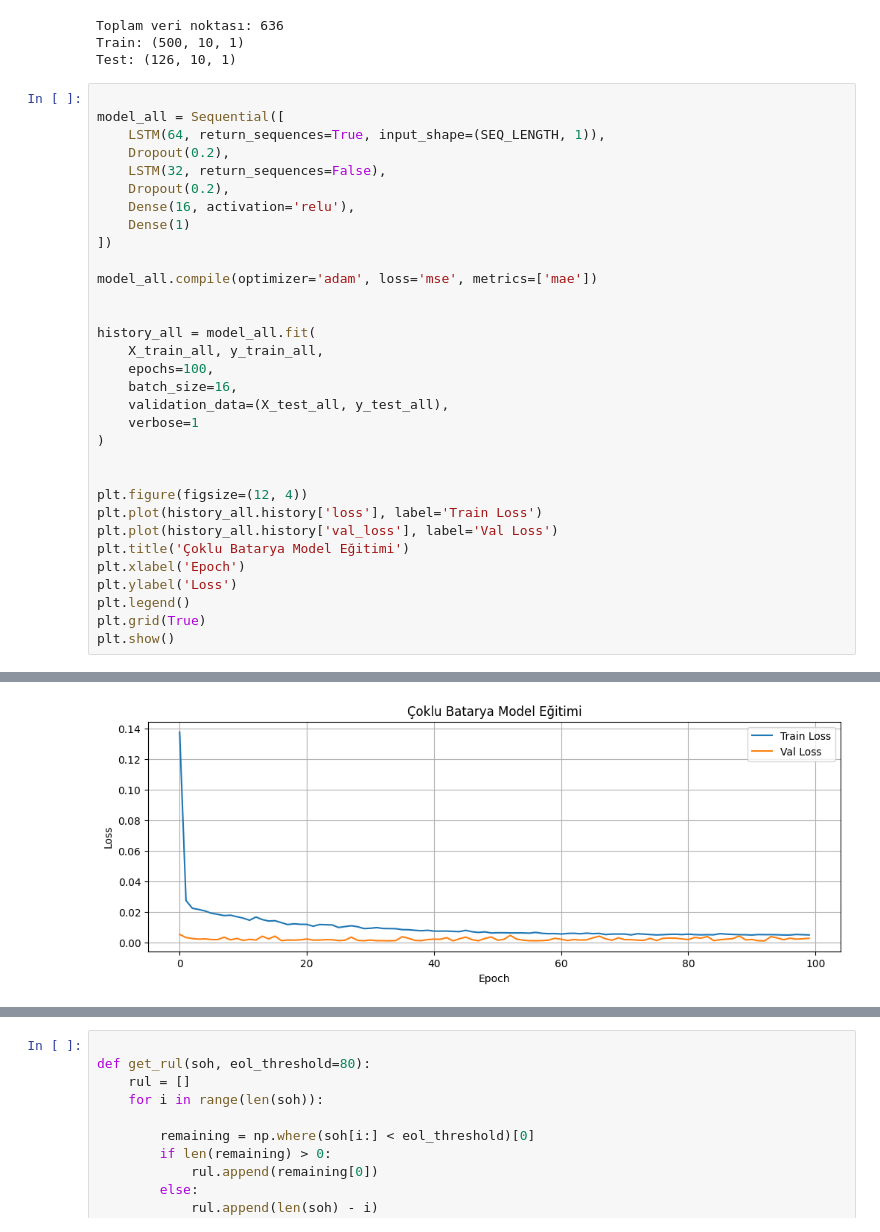
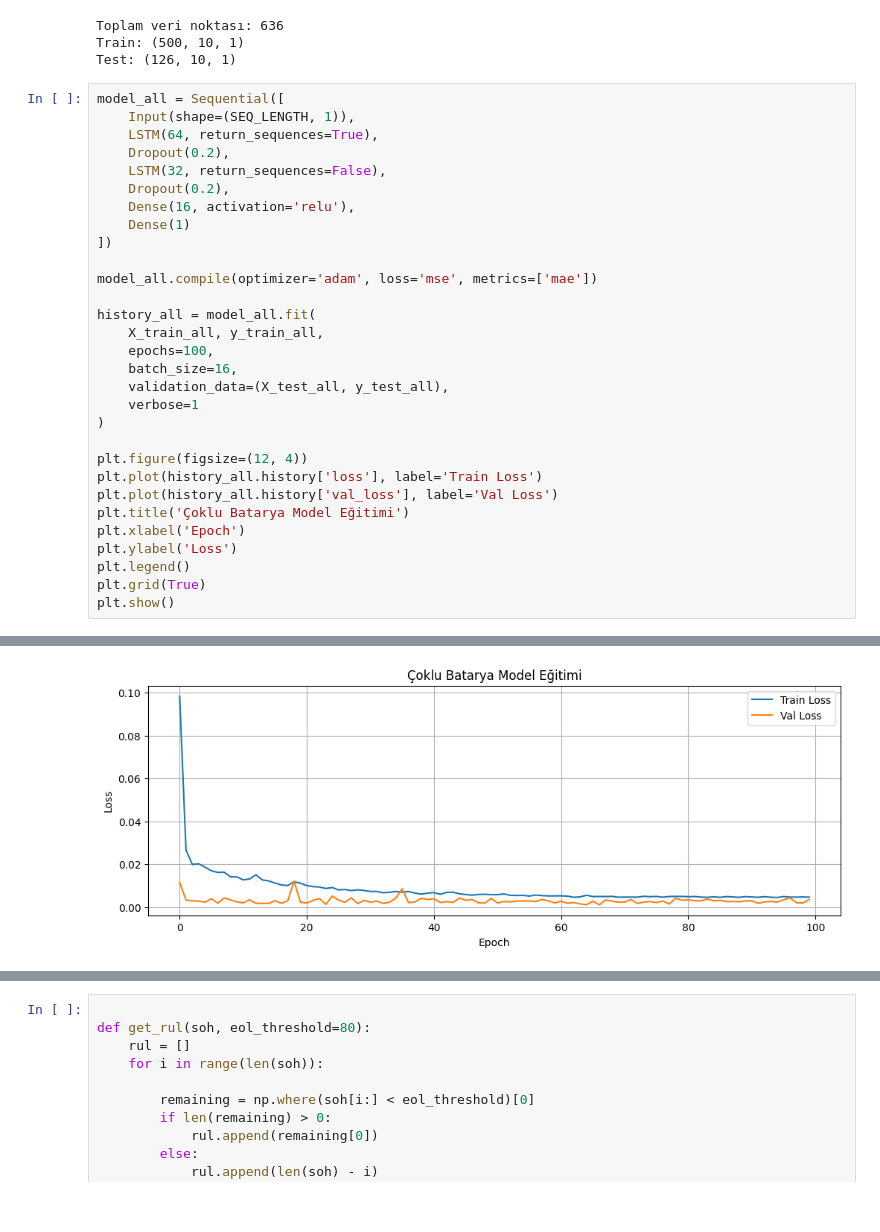
Before and after one commit to ahmtbrtdgn/batarya-soh-tahmin, a Jupyter notebook: batarya_soh.ipynb, the cells around one changed output, grey strips where cells are left out. Cells and saved outputs as stored; diff of their text form.

Commit message:
LSTM input_shape uyarısı düzeltildi

```diff
--- a/batarya_soh.ipynb
+++ b/batarya_soh.ipynb
@@ -397,9 +396,9 @@ Toplam veri noktası: 636
 Train: (500, 10, 1)
 Test: (126, 10, 1)
 # %%
-
 model_all = Sequential([
-    LSTM(64, return_sequences=True, input_shape=(SEQ_LENGTH, 1)),
+    Input(shape=(SEQ_LENGTH, 1)),
+    LSTM(64, return_sequences=True),
     Dropout(0.2),
     LSTM(32, return_sequences=False),
     Dropout(0.2),
@@ -409,7 +408,6 @@ model_all = Sequential([
 
 model_all.compile(optimizer='adam', loss='mse', metrics=['mae'])
 
-
 history_all = model_all.fit(
     X_train_all, y_train_all,
     epochs=100,
@@ -417,7 +415,6 @@ history_all = model_all.fit(
     validation_data=(X_test_all, y_test_all),
     verbose=1
 )
-
 
 plt.figure(figsize=(12, 4))
 plt.plot(history_all.history['loss'], label='Train Loss')
@@ -450,4 +446,4 @@ Epoch 100/100
-[figure, old version]
+[figure, new version]
 # %%
 
 y_pred_all = model_all.predict(X_test_all)
```
Also changed, not shown: parts of 5 cells of this notebook.
